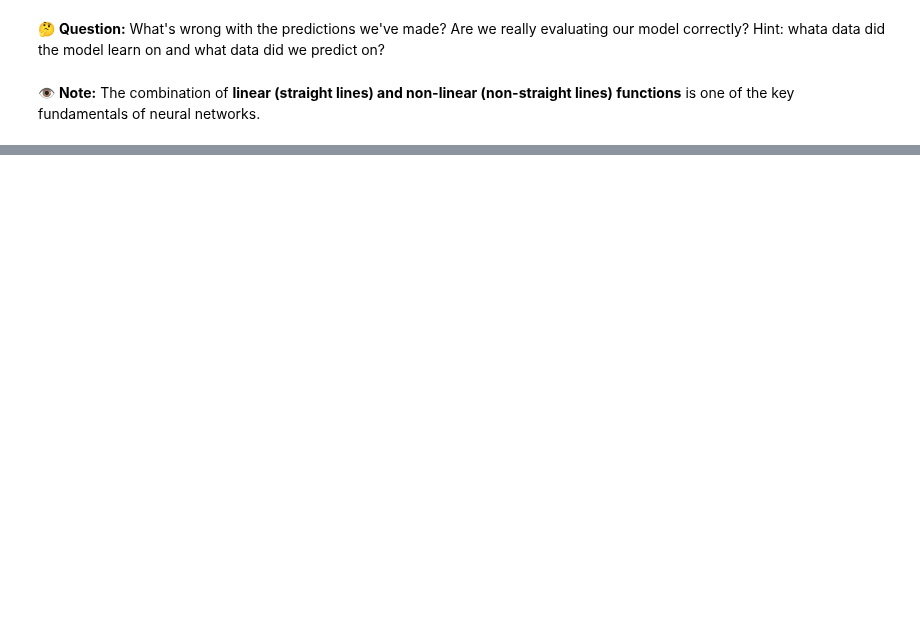
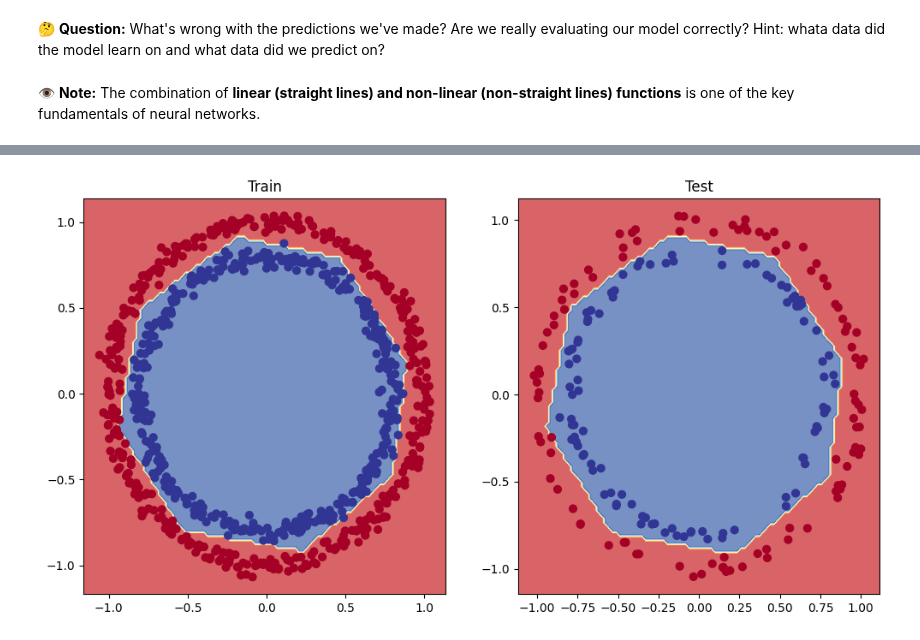
Before and after one commit to alvarohernandezalt/TF_ZTO_GoogleEXAM, a Jupyter notebook: 02_Neural_Network_Classification.ipynb, the cells around one changed output, grey strips where cells are left out. Saved outputs shown, nothing was run; the diff lists cells and outputs as text; code cells hidden in the pictures; blank space fills up the shorter version.

```diff
--- a/02_Neural_Network_Classification.ipynb
+++ b/02_Neural_Network_Classification.ipynb
@@ -405,0 +485,23 @@ doing binary classification
+# %%
+# Let's recrette a model to fit on the training data
+# and evaluate in the test model
+
+# Set random seed
+tf.random.set_seed(42)
+
+# 1. Create the model
+model_8 = tf.keras.Sequential([
+    tf.keras.layers.Dense(4, activation='relu'),
+    tf.keras.layers.Dense(4, activation='relu'),
+    tf.keras.layers.Dense(1, activation='sigmoid')
+    ])
+
+# 2. Compile the model
+model_8.compile(
+    loss=tf.keras.losses.BinaryCrossentropy(),
+    optimizer=tf.keras.optimizers.Adam(learning_rate=0.01),
+    metrics=['accuracy']
+)
+
+# 3. Fit the model
+history_8 = model_8.fit(X_train, y_train, epochs=75)
@@ -405,0 +531,10 @@ doing binary classification
+# %%
+# Plot the decision boundaries for the training and test sets
+plt.figure(figsize=(12,6))
+plt.subplot(1, 2, 1)
+plt.title('Train')
+plot_decision_boundary(model_8, X=X_train, y=y_train)
+plt.subplot(1, 2, 2)
+plt.title('Test')
+plot_decision_boundary(model_8, X=X_test, y=y_test)
+# %% [output]
@@ -405,0 +545 @@ doing binary classification
+[figure, added]
```
Also changed, not shown: parts of 22 cells of this notebook.
